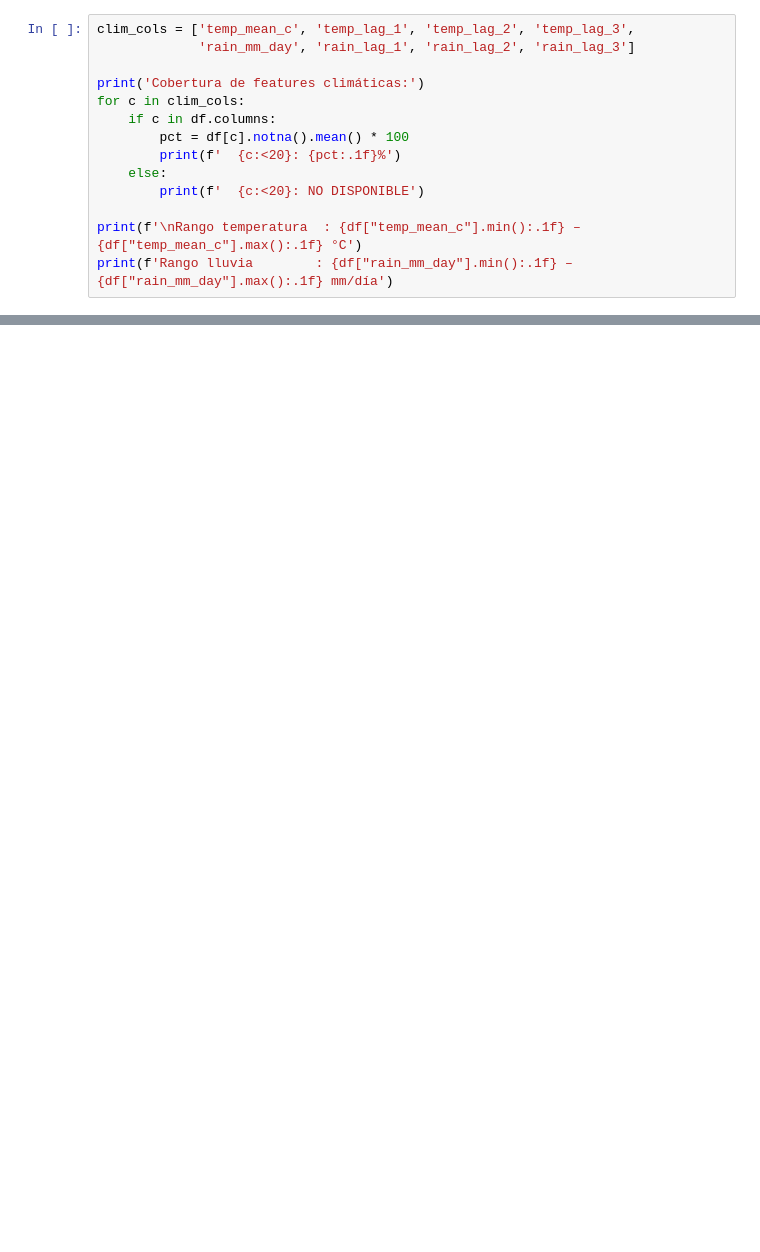
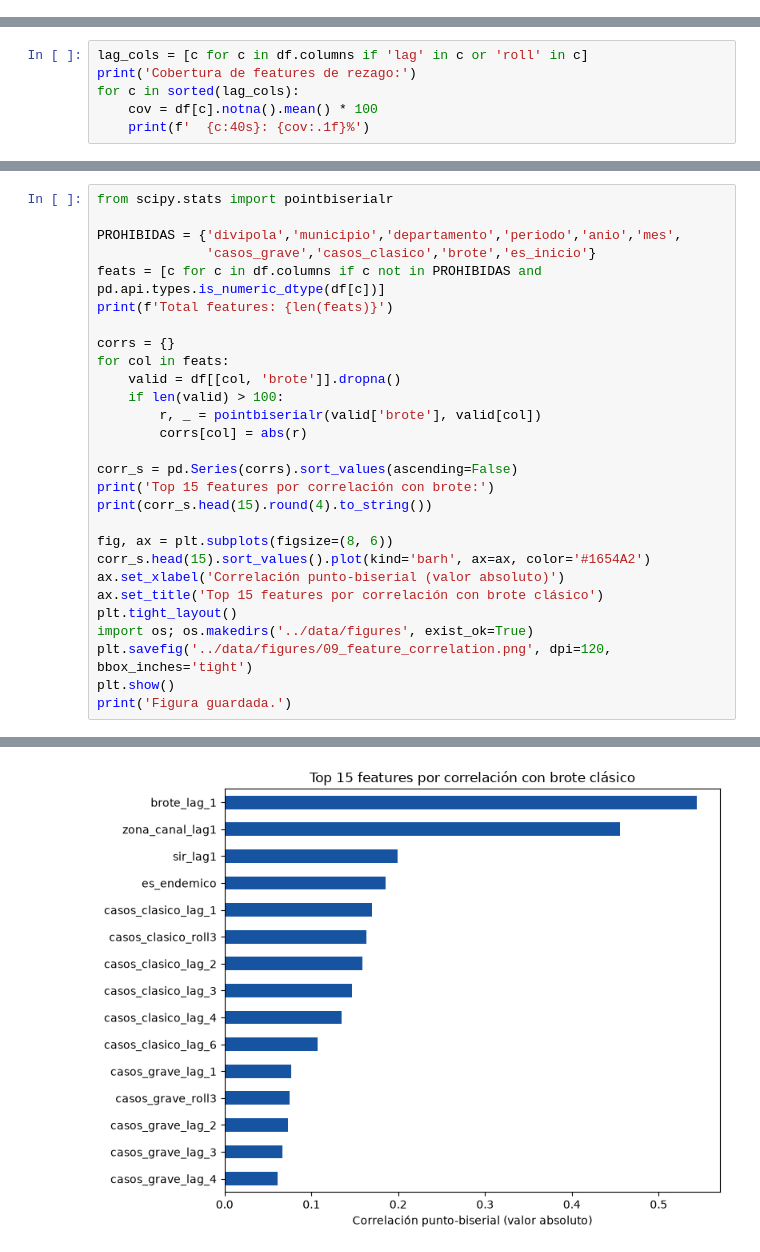
Before and after one commit to j-mauro-r/microproyecto-tema3, a Jupyter notebook: notebooks/09_Analisis_Features.ipynb, the cells around one changed output, grey strips where cells are left out. Saved outputs shown, nothing was run; the diff lists cells and outputs as text; blank space fills up the shorter version.

Commit message:
feat: notebooks 09/10/11 actualizados a brote clasico con MLflow y ejecutados

```diff
--- a/notebooks/09_Analisis_Features.ipynb
+++ b/notebooks/09_Analisis_Features.ipynb
@@ -106,14 +46,0 @@ Rezagos t-1, t-2, t-3 para temperatura y lluvia (ciclo larvario ~10-14 días →
-# %%
-clim_cols = ['temp_mean_c', 'temp_lag_1', 'temp_lag_2', 'temp_lag_3',
-             'rain_mm_day', 'rain_lag_1', 'rain_lag_2', 'rain_lag_3']
-
-print('Cobertura de features climáticas:')
-for c in clim_cols:
-    if c in df.columns:
-        pct = df[c].notna().mean() * 100
-        print(f'  {c:<20}: {pct:.1f}%')
-    else:
-        print(f'  {c:<20}: NO DISPONIBLE')
-
-print(f'\nRango temperatura  : {df["temp_mean_c"].min():.1f} – {df["temp_mean_c"].max():.1f} °C')
-print(f'Rango lluvia        : {df["rain_mm_day"].min():.1f} – {df["rain_mm_day"].max():.1f} mm/día')
@@ -289,0 +47,6 @@ Test   2023–2025:  23,349 filas | 3,164 positivos (13.6%)
+# %%
+lag_cols = [c for c in df.columns if 'lag' in c or 'roll' in c]
+print('Cobertura de features de rezago:')
+for c in sorted(lag_cols):
+    cov = df[c].notna().mean() * 100
+    print(f'  {c:40s}: {cov:.1f}%')
@@ -289,0 +125,29 @@ Test   2023–2025:  23,349 filas | 3,164 positivos (13.6%)
+# %%
+from scipy.stats import pointbiserialr
+
+PROHIBIDAS = {'divipola','municipio','departamento','periodo','anio','mes',
+              'casos_grave','casos_clasico','brote','es_inicio'}
+feats = [c for c in df.columns if c not in PROHIBIDAS and pd.api.types.is_numeric_dtype(df[c])]
+print(f'Total features: {len(feats)}')
+
+corrs = {}
+for col in feats:
+    valid = df[[col, 'brote']].dropna()
+    if len(valid) > 100:
+        r, _ = pointbiserialr(valid['brote'], valid[col])
+        corrs[col] = abs(r)
+
+corr_s = pd.Series(corrs).sort_values(ascending=False)
+print('Top 15 features por correlación con brote:')
+print(corr_s.head(15).round(4).to_string())
+
+fig, ax = plt.subplots(figsize=(8, 6))
+corr_s.head(15).sort_values().plot(kind='barh', ax=ax, color='#1654A2')
+ax.set_xlabel('Correlación punto-biserial (valor absoluto)')
+ax.set_title('Top 15 features por correlación con brote clásico')
+plt.tight_layout()
+import os; os.makedirs('../data/figures', exist_ok=True)
+plt.savefig('../data/figures/09_feature_correlation.png', dpi=120, bbox_inches='tight')
+plt.show()
+print('Figura guardada.')
+# %% [output]
@@ -289,0 +171 @@ Test   2023–2025:  23,349 filas | 3,164 positivos (13.6%)
+[figure, added]
```
Also changed, not shown: parts of 29 cells of this notebook, 3 other files.
